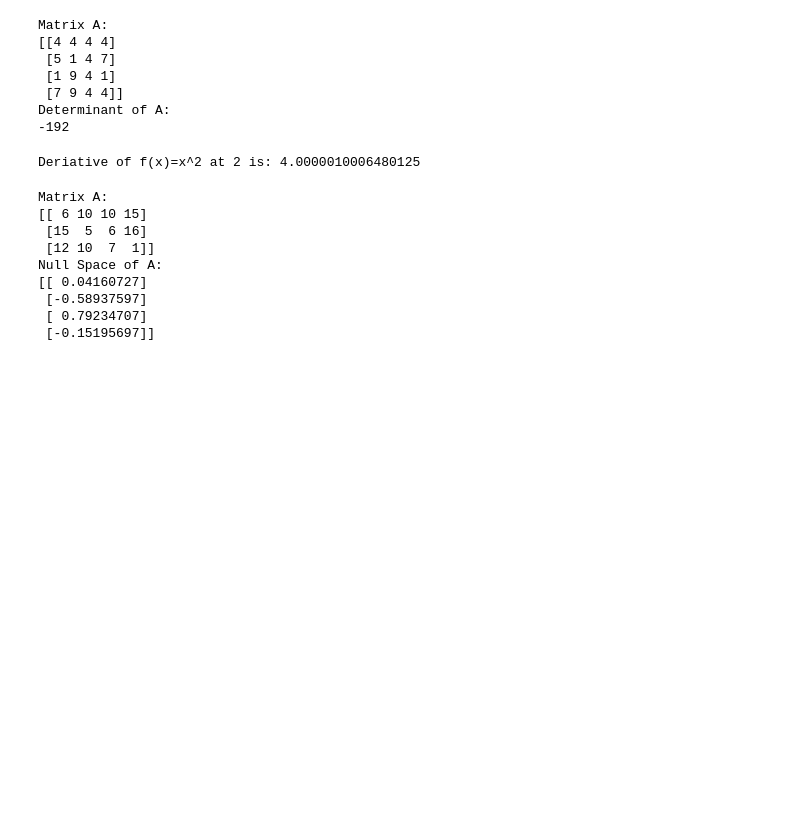
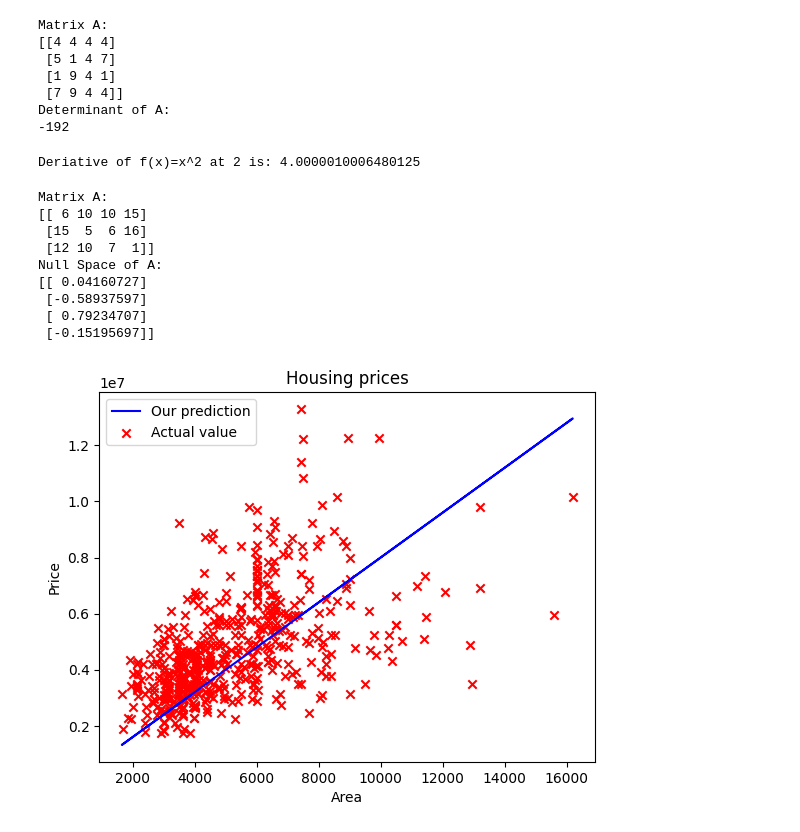
Before and after one commit to graviton711/ML_AI, a Jupyter notebook: notebooks/01_Linear_Regression_Exploration.ipynb, the cells around one changed output. Saved outputs shown, nothing was run; the diff lists cells and outputs as text; code cells hidden in the pictures; blank space fills up the shorter version.

Commit message:
Feat: Implement matplotlib

```diff
--- a/notebooks/01_Linear_Regression_Exploration.ipynb
+++ b/notebooks/01_Linear_Regression_Exploration.ipynb
@@ -472,3 +472,39 @@ Null Space of A:
  [-0.58937597]
  [ 0.79234707]
  [-0.15195697]]
+# %%
+#Notebook 9/11/2025
+#Time: 11:53PM
+#Test matplotlib
+
+import matplotlib.pyplot as plt
+import pandas as pd
+
+def compute_model_output(x, w, b):
+    m = x.shape[0]
+    f_wb = np.zeros(m)
+    for i in range(m):
+        y_hat = x[i] * w + b
+        f_wb[i] = y_hat
+
+    return f_wb
+
+
+
+dataset = pd.read_csv("../data/Housing.csv")
+
+w = 800
+b = 10
+
+f_wb = compute_model_output(dataset["area"], w, b)
+plt.plot(dataset["area"], f_wb, c='b', label="Our prediction")
+plt.scatter(dataset["area"], dataset["price"], marker='x', c='r', label="Actual value")
+
+plt.title("Housing prices")
+
+plt.ylabel('Price')
+plt.xlabel('Area')
+plt.legend()
+plt.show()
+# %% [output]
+[figure, added]
```
Also changed, not shown: 1 other file.
